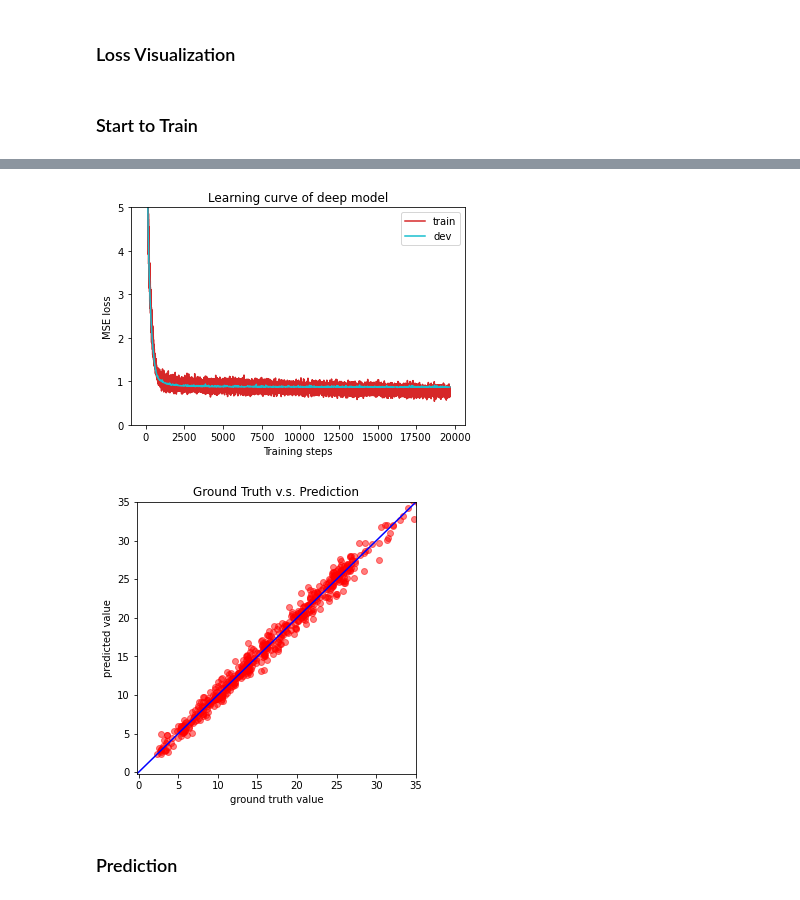
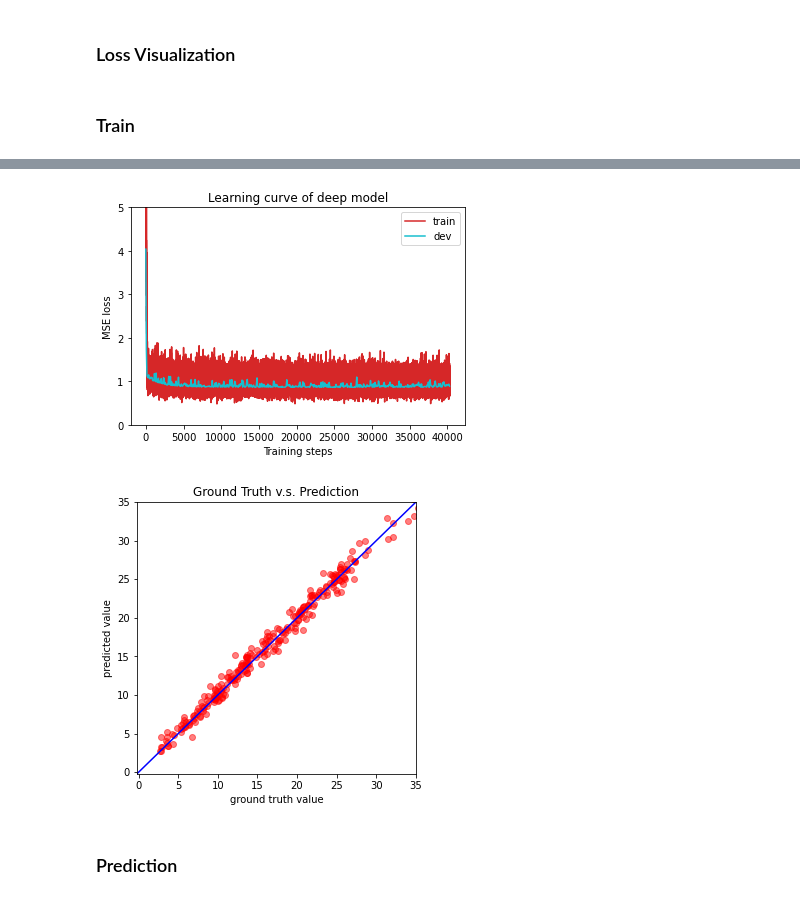
Before and after one commit to hulala1a/ml_hw, a Jupyter notebook: hw1/solvers/solver.ipynb, the cells around one changed output, grey strips where cells are left out. Drawn from its saved outputs; the diff is of its cells as text; code cells hidden in the pictures.

```diff
--- a/hw1/solvers/solver.ipynb
+++ b/hw1/solvers/solver.ipynb
@@ -94,9 +137,11 @@ Test in the following method:
 # %%
 ''' select one feature in the features with linear relationship '''
-features = list(range(42)) + list(range(46,48)) + [49] + list(range(51,55)) + list(range(57,60))  + list(range(64,66)) + [67] + list(range(69,73)) + list(range(75, 93))
+# features = list(range(42)) + list(range(46,48)) + [49] + list(range(51,55)) + list(range(57,60))  + list(range(64,66)) + [67] + list(range(69,73)) + list(range(75, 93))
 ''' select full features '''
 # features = list(range(93))
 ''' only select tested_positives as features '''
 # features = [57] + [75]
 ''' select states and tested_positives as features '''
 # features = list(range(40)) + [57] + [75]
+''' select features with a high score '''
+features = list(range(40,44)) + list(range(57,62)) + list(range(75,80))
@@ -152,8 +194,8 @@ class COVID19Dataset(Dataset):
 # %%
 from torch.utils.data import DataLoader
 
-def trans_dataloader(path, mode, batch_size, n=5, fold=0):
-    return DataLoader(COVID19Dataset(path, mode ,n, fold), batch_size, shuffle=(mode=='train'))
+def trans_dataloader(mode, batch_size):
+    return DataLoader(COVID19Dataset(mode), batch_size, shuffle=(mode=='train'))
 # %% [markdown]
 ### Define the Model
 # %%
@@ -163,9 +205,9 @@ class NeuralNet(nn.Module):
     def __init__(self, input_dim):
         super(NeuralNet, self).__init__()
         self.net = nn.Sequential(
-            nn.Linear(input_dim, 64),
+            nn.Linear(input_dim, 32),
             nn.ReLU(),
-            nn.Linear(64, 1),
+            nn.Linear(32, 1),
         )
         self.criterion = nn.MSELoss(reduction='mean')
 
@@ -180,7 +222,7 @@ def create_optim(optim_fun, model_params, args):
 # %% [markdown]
 ### Train, Develop and Test
 # %%
-def train(tr_set, dv_set, model, config, device, fold):
+def train(tr_set, dv_set, model, config, device):
     n_epochs = config['n_epochs']
     optimizer = create_optim(config['optim'], model.parameters(), config['optim_args'])
 
@@ -203,8 +245,8 @@ def train(tr_set, dv_set, model, config, device, fold):
         dev_mse = dev(dv_set, model, device)
         if dev_mse < min_mse:
             min_mse = dev_mse
-            print('fold = {:1d}, epoch = {:4d}, loss = {:.4f}'
-                .format(fold, epoch + 1, min_mse))
+            print('epoch = {:4d}, loss = {:.4f}'
+                .format(epoch + 1, min_mse))
             mse_model = model
             early_stop_cnt = 0
         else:
@@ -287,9 +329,10 @@ def plot_pred(dv_set, model, device, lim=35., preds=None, targets=None):
     plt.title('Ground Truth v.s. Prediction')
     plt.show()
 # %% [markdown]
-### Start to Train
+### Train
 # %%
 import os
+import numpy as np
 
 def get_device():
     ''' Get device (if GPU is available, use GPU) '''
@@ -297,44 +340,40 @@ def get_device():
 
 device = get_device()
 os.makedirs('../models', exist_ok=True)
+
+myseed = 42069
+np.random.seed(myseed)
+torch.manual_seed(myseed)
+if torch.cuda.is_available():
+    torch.cuda.manual_seed_all(myseed)
+
+
 config = {
-    'n_fold': 5,
     'n_epochs': 3000,                  # maximum number of epochs
-    'batch_size': 128,                 # mini-batch size for dataloader
-    'optim': 'SGD',                    # optimization algorithm (optimizer in torch.optim)
+    'batch_size': 32,                 # mini-batch size for dataloader
+    'optim': 'Adam',                    # optimization algorithm (optimizer in torch.optim)
     'optim_args': {                    # hyper-parameters for the optimizer (depends on which optimizer you are using)
-        'lr': 0.001,                   # learning rate of SGD
-        'momentum': 0.9,
+        'lr': 0.001,
+        # 'momentum': 0.9,
         'weight_decay': 1e-5
     },
     'early_stop': 200,                  # early stopping epochs (the number epochs since your model's last improvement)
     'save_path': '../models/model.pth'  # your model will be saved here
 }
 
-min_model_loss = 100.
-min_model_loss_record = None
-min_dv_set = None
-min_mse_model = None
-tt_set = trans_dataloader(tt_path, 'test', config['batch_size'])
-n_fold = config['n_fold']
+tt_set = trans_dataloader('test', config['batch_size'])
 
-for fold in range(n_fold):
-    tr_set = trans_dataloader(tr_path, 'train', config['batch_size'], n_fold, fold)
-    dv_set = trans_dataloader(tr_path, 'dev', config['batch_size'], n_fold, fold)
+tr_set = trans_dataloader('train', config['batch_size'])
+dv_set = trans_dataloader('dev', config['batch_size'])
 
-    model = NeuralNet(tr_set.dataset.dim).to(device)
+model = NeuralNet(tr_set.dataset.dim).to(device)
 
-    model_loss, model_loss_record, mse_model = train(tr_set, dv_set, model, config, device, fold)
+model_loss, model_loss_record, mse_model = train(tr_set, dv_set, model, config, device)
 
-    if min_model_loss > model_loss:
-        min_model_loss = model_loss
-        min_model_loss_record = model_loss_record
-        min_dv_set = dv_set
-        min_mse_model = mse_model
 
-torch.save(min_mse_model.state_dict(), config['save_path'])
-print('Best model has been saved, min_loss = {:.4f}.'.format(min_model_loss))
+torch.save(mse_model.state_dict(), config['save_path'])
+print('Best model has been saved, min_loss = {:.4f}.'.format(model_loss))
 
-plot_learning_curve(min_model_loss_record, title='deep model')
-plot_pred(min_dv_set, min_mse_model, device)  # Show prediction on the validation set
+plot_learning_curve(model_loss_record, title='deep model')
+plot_pred(dv_set, model, device)  # Show prediction on the validation set
 # %% [output]
@@ -358,5 +397,5 @@ Best model has been saved, min_loss = 0.8574.
-[figure, old version]
+[figure, new version]
-[figure, old version]
+[figure, new version]
 # %% [markdown]
 ### Prediction
 # %%
```
Also changed, not shown: parts of 12 cells of this notebook, 1 other file.
